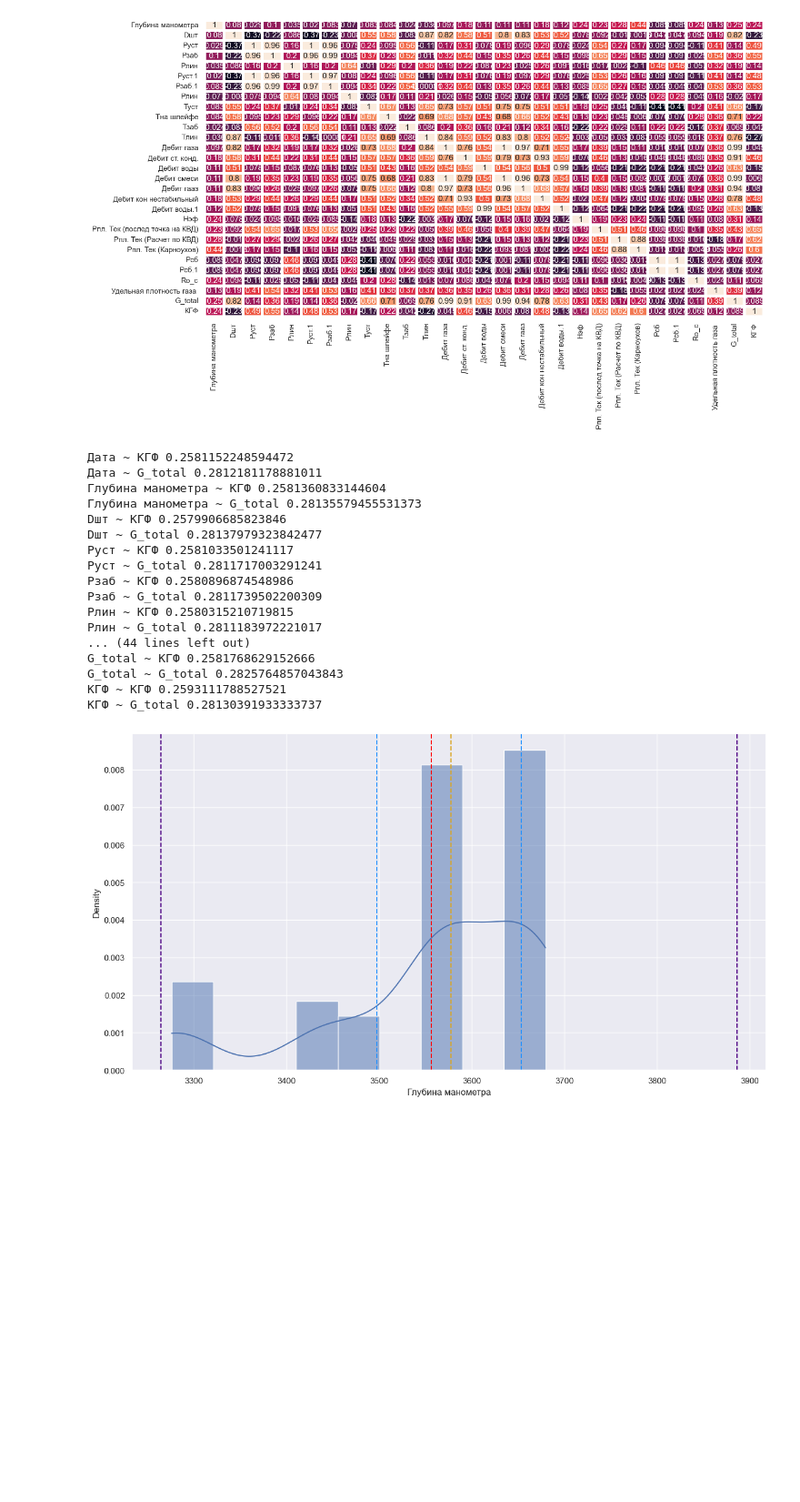
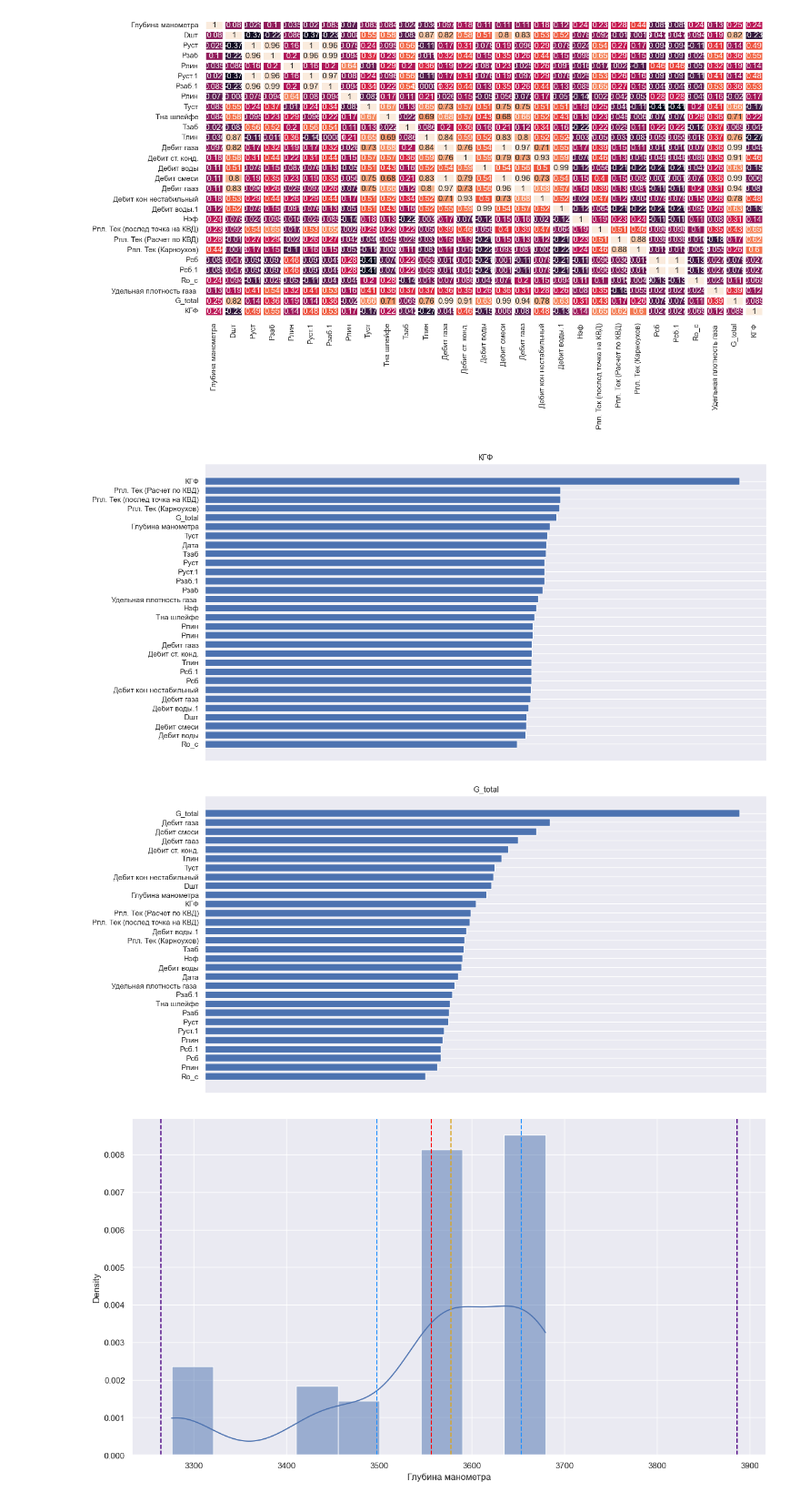
Before and after one commit to gudkovst/TPNS, a Jupyter notebook: lab1.ipynb, the cells around one changed output. Shown at 91% size. Cells and saved outputs as stored; diff of their text form; code cells hidden in the pictures; blank space fills up the shorter version.

Commit message:
add barh for igr

```diff
--- a/lab1.ipynb
+++ b/lab1.ipynb
@@ -93,52 +93,49 @@ def entropy(target: pd.DataFrame, feature: pd.DataFrame) -> float:
     matr = [0] * (nt + 1) * (nf + 1)
     for i, row in target.iteritems():
         matr[(nt + 1) * int((feature.loc[i] - sf) / lf) + int((target.loc[i] - st) / lt)] += 1
     for i in range(nt + 1):
         matr[-i] += matr[-(i + nt + 1)]
     matr = matr[:-(nt + 1):]
     for i in range(nf):
         matr[i * (nt + 1) - 1] += matr[i * (nt + 1)]
     for i in range(len(matr) - 1, 0, -(nt + 1)):
         del matr[i]
     all = Nt * Nf
     res = 0
     for i in range(nf):
         rowres = 0
         count = sum(matr[i * nt:(i + 1) * nt])
         if count == 0:
             continue
         for j in range(nt):
             c = matr[i*nt + j]
             if c != 0:
                 rowres -= c / count * log2(c / count)
         res += rowres * count / all
     return (entropy_target(target) - res) / splitInformation(target)
 
 
 def show_entropy(data: pd.DataFrame) -> None:
+    igr_kgf = dict()
+    igr_g_total = dict()
     for col in data.columns:
-        print(col, "~ КГФ", entropy(data["КГФ"], data[col]))
-        print(col, "~ G_total", entropy(data["G_total"], data[col]))
+        igr_kgf[col] = entropy(data["КГФ"], data[col]) - 0.256
+        igr_g_total[col] = entropy(data["G_total"], data[col]) - 0.28
+    igr_kgf = dict(sorted(igr_kgf.items(), key=lambda item: item[1]))
+    igr_g_total = dict(sorted(igr_g_total.items(), key=lambda item: item[1]))
+    plt.title("КГФ")
+    plt.xticks([])
+    plt.barh(list(igr_kgf.keys()), igr_kgf.values())
+    plt.show()
+    plt.title("G_total")
+    plt.xticks([])
+    plt.barh(list(igr_g_total.keys()), igr_g_total.values())
+    plt.show()
 
 show_entropy(data)
 # %% [output]
-Дата ~ КГФ 0.2581152248594472
-Дата ~ G_total 0.2812181178881011
-Глубина манометра ~ КГФ 0.2581360833144604
-Глубина манометра ~ G_total 0.28135579455531373
-Dшт ~ КГФ 0.2579906685823846
-Dшт ~ G_total 0.28137979323842477
-Руст ~ КГФ 0.2581033501241117
-Руст ~ G_total 0.2811717003291241
-Рзаб ~ КГФ 0.2580896874548986
-Рзаб ~ G_total 0.2811739502200309
-Pлин ~ КГФ 0.2580315210719815
-Pлин ~ G_total 0.2811183972221017
-... (44 lines left out)
-G_total ~ КГФ 0.2581768629152666
-G_total ~ G_total 0.2825764857043843
-КГФ ~ КГФ 0.2593111788527521
-КГФ ~ G_total 0.28130391933333737
+[figure, added]
+[figure, added]
 # %%
     for i in data.columns:
         if i == "Дата":
```
